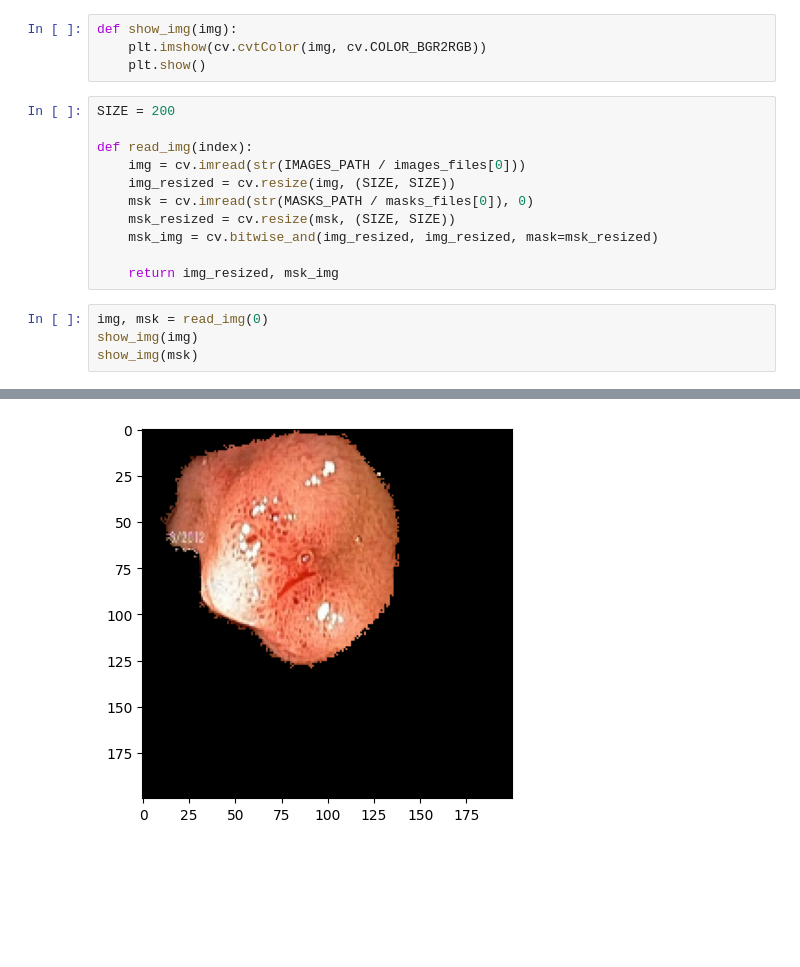
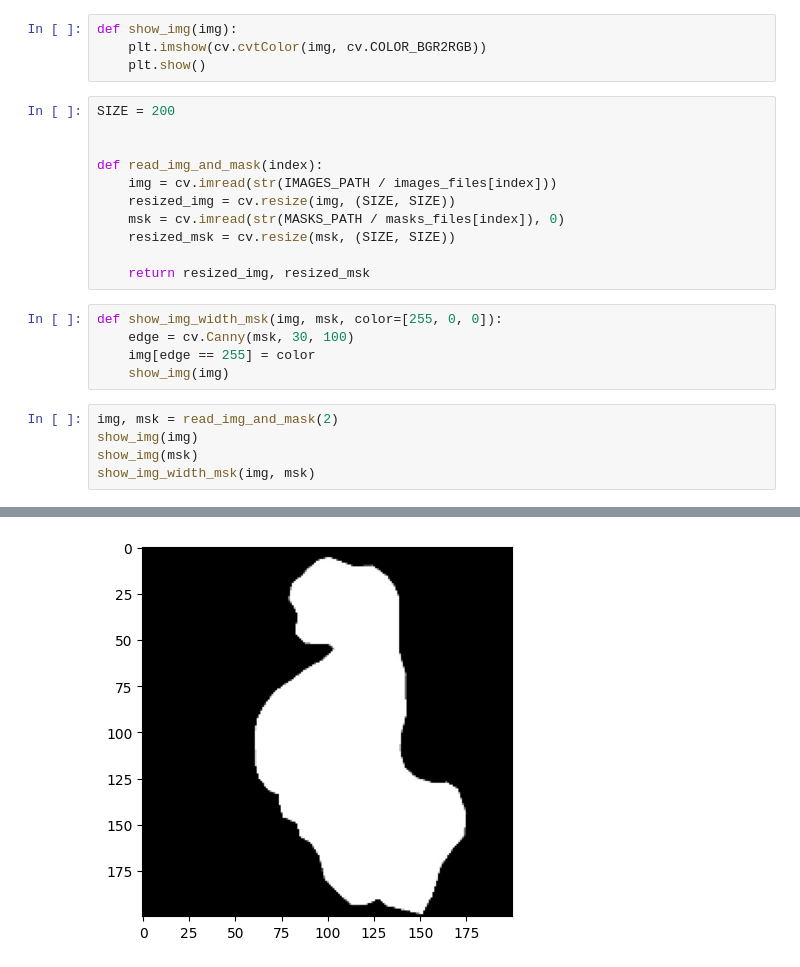
Before and after one commit to mitinull/polyp-segmentation-AI-Project-, a Jupyter notebook: main.ipynb, the cells around one changed output, grey strips where cells are left out. Cells and saved outputs as stored; diff of their text form; blank space fills up the shorter version.

```diff
--- a/main.ipynb
+++ b/main.ipynb
@@ -17,16 +17,22 @@ def show_img(img):
 # %%
 SIZE = 200
 
-def read_img(index):
-    img = cv.imread(str(IMAGES_PATH / images_files[0]))
-    img_resized = cv.resize(img, (SIZE, SIZE))
-    msk = cv.imread(str(MASKS_PATH / masks_files[0]), 0)
-    msk_resized = cv.resize(msk, (SIZE, SIZE))
-    msk_img = cv.bitwise_and(img_resized, img_resized, mask=msk_resized)
 
-    return img_resized, msk_img
+def read_img_and_mask(index):
+    img = cv.imread(str(IMAGES_PATH / images_files[index]))
+    resized_img = cv.resize(img, (SIZE, SIZE))
+    msk = cv.imread(str(MASKS_PATH / masks_files[index]), 0)
+    resized_msk = cv.resize(msk, (SIZE, SIZE))
+
+    return resized_img, resized_msk
+# %%
+def show_img_width_msk(img, msk, color=[255, 0, 0]):
+    edge = cv.Canny(msk, 30, 100)
+    img[edge == 255] = color
+    show_img(img)
 # %%
-img, msk = read_img(0)
+img, msk = read_img_and_mask(2)
 show_img(img)
 show_img(msk)
+show_img_width_msk(img, msk)
 # %% [output]
@@ -34 +40 @@ show_img(msk)
-[figure, old version]
+[figure, new version]
```
Also changed, not shown: parts of 1 cell of this notebook, 1 other file.
